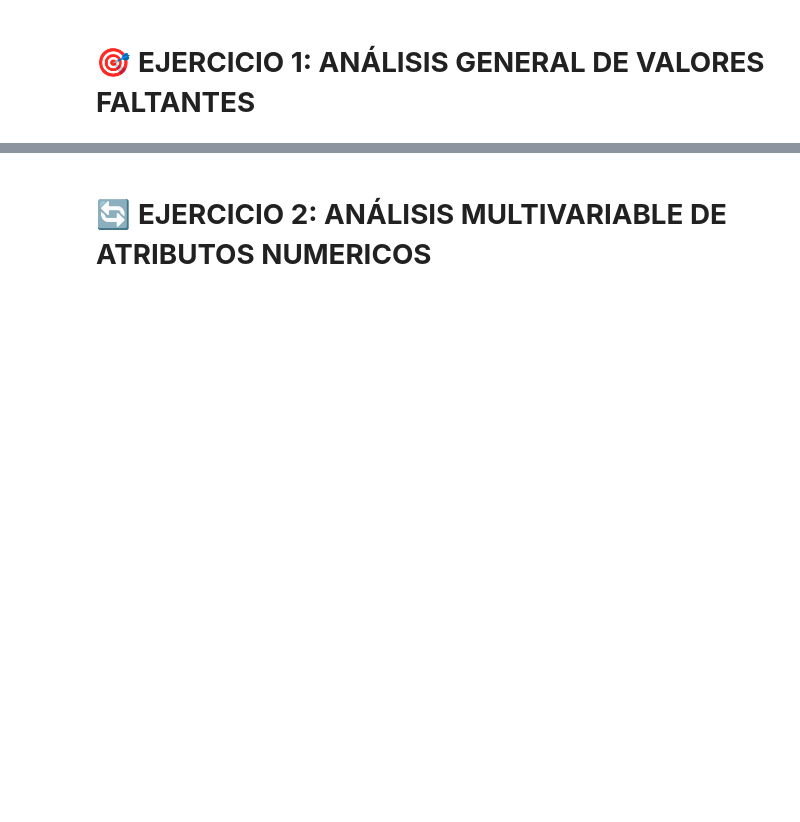
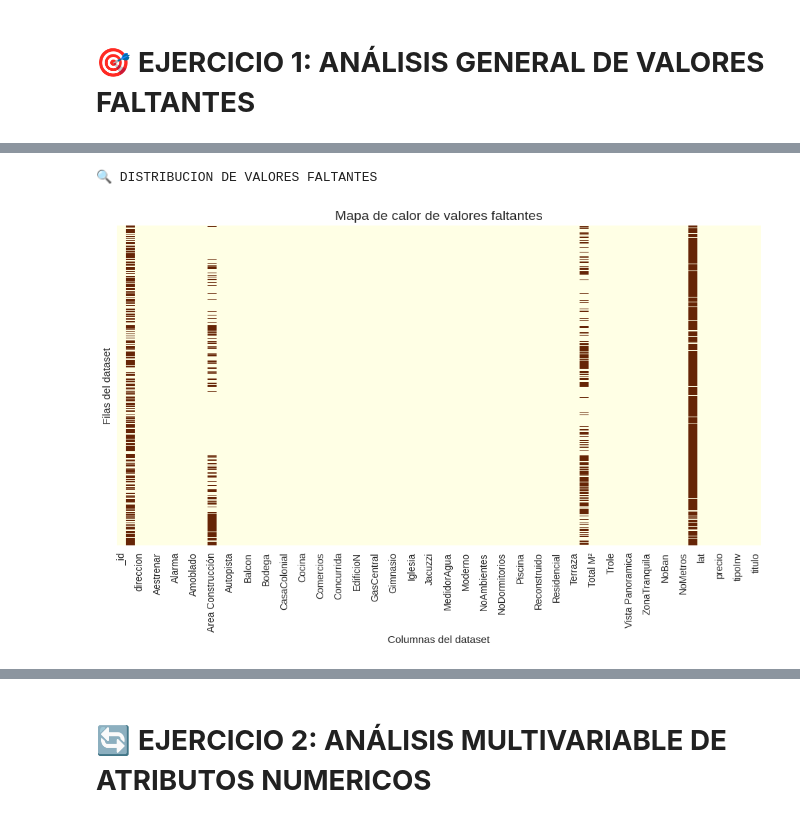
Before and after one commit to SandraNavarrete-docente/aprendizaje-automatico-252601, a Jupyter notebook: 02-PREPROCESAMIENTO/2_2_IdentificarMissingValuesOutliers.ipynb, the cells around one changed output, grey strips where cells are left out. Cells and saved outputs as stored; diff of their text form; code cells hidden in the pictures; blank space fills up the shorter version.

```diff
--- a/02-PREPROCESAMIENTO/2_2_IdentificarMissingValuesOutliers.ipynb
+++ b/02-PREPROCESAMIENTO/2_2_IdentificarMissingValuesOutliers.ipynb
@@ -112,7 +119,24 @@ def grafico_distribucion_faltantes(df):
+# %%
+def grafico_distribucion_faltantes(df):
+    # TODO : Graficar un mapa de calor de los Valores Faltantes
+    plt.figure(figsize=(12,6))
+
+    # ✅ TODO: Graficar un mapa de calor de los valores faltantes
+    sns.heatmap(df.isnull(),
+                cmap='YlOrBr',
+                cbar=False,
+                yticklabels=False)
+    plt.title("Mapa de calor de valores faltantes", fontsize=14)
+    plt.xlabel("Columnas del dataset")
+    plt.ylabel("Filas del dataset")
+    plt.show()
 # %%
 # Análisis para variables específicas
 print("🔍 DISTRIBUCION DE VALORES FALTANTES")
-grafico_distribucion_faltantes(dfValoresFaltantes)
+grafico_distribucion_faltantes(df)
+# %% [output]
+🔍 DISTRIBUCION DE VALORES FALTANTES
+[figure, added]
 # %% [markdown]
 ### 📈 **RESULTADOS:**
 **Conteste las siguientes preguntas**
```
Also changed, not shown: parts of 18 cells of this notebook.
